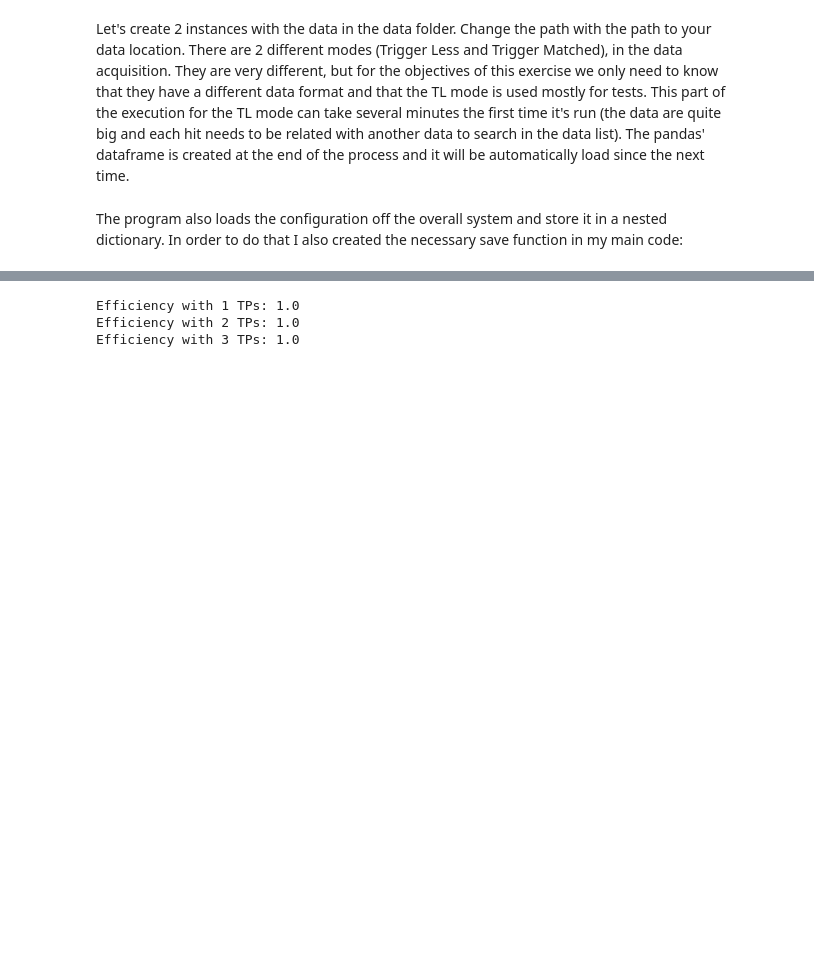
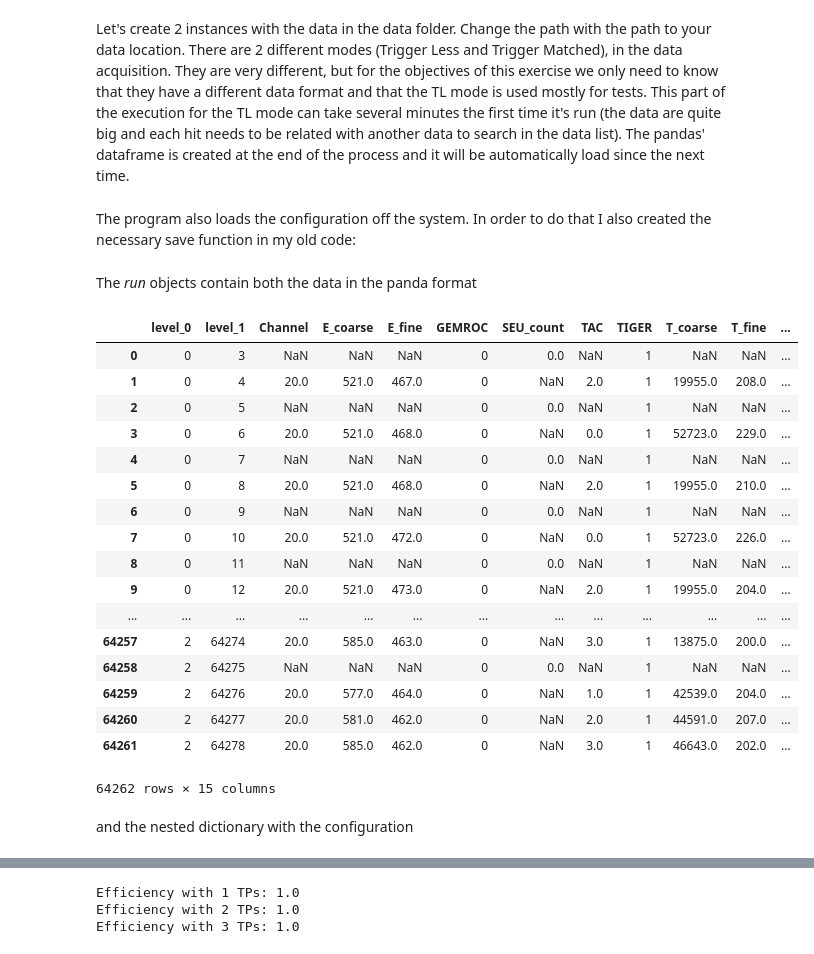
Before and after one commit to bortalberto/python_exam, a Jupyter notebook: Exam.ipynb, the cells around one changed output, grey strips where cells are left out. Drawn from its saved outputs; the diff is of its cells as text; code cells hidden in the pictures; blank space fills up the shorter version.

```diff
--- a/Exam.ipynb
+++ b/Exam.ipynb
@@ -20,5 +20,5 @@ TL_run_10 = elaboration.Run("./data/RUN_10","TL")
 # %%
 TM_run_11 = elaboration.Run("./data/RUN_11","TM")
 # %% [markdown]
-The program also loads the configuration off the overall system and store it in a nested dictionary. In order to do that I also created the necessary save function in my main code:
+The program also loads the configuration off the system. In order to do that I also created the necessary save function in my old code:
 # %%
@@ -43,3 +43,28 @@ def save_conf_registers(self,save_txt=False, save_pickle=True):
     if save_pickle:
         with open (self.conffile+".pkl",'a+') as f:
             pickle.dump(conf_dict_total,f)
+# %% [markdown]
+The *run* objects contain both the data in the panda format
+# %%
+TL_run_10.data.hit_df
+# %% [output]
+|  | level_0 | level_1 | Channel | E_coarse | E_fine | GEMROC | SEU_count | TAC | TIGER | T_coarse | T_fine | ... |
+| 0 | 0 | 3 | NaN | NaN | NaN | 0 | 0.0 | NaN | 1 | NaN | NaN | ... |
+| 1 | 0 | 4 | 20.0 | 521.0 | 467.0 | 0 | NaN | 2.0 | 1 | 19955.0 | 208.0 | ... |
+| 2 | 0 | 5 | NaN | NaN | NaN | 0 | 0.0 | NaN | 1 | NaN | NaN | ... |
+| 3 | 0 | 6 | 20.0 | 521.0 | 468.0 | 0 | NaN | 0.0 | 1 | 52723.0 | 229.0 | ... |
+| 4 | 0 | 7 | NaN | NaN | NaN | 0 | 0.0 | NaN | 1 | NaN | NaN | ... |
+| 5 | 0 | 8 | 20.0 | 521.0 | 468.0 | 0 | NaN | 2.0 | 1 | 19955.0 | 210.0 | ... |
+| 6 | 0 | 9 | NaN | NaN | NaN | 0 | 0.0 | NaN | 1 | NaN | NaN | ... |
+| 7 | 0 | 10 | 20.0 | 521.0 | 472.0 | 0 | NaN | 0.0 | 1 | 52723.0 | 226.0 | ... |
+| 8 | 0 | 11 | NaN | NaN | NaN | 0 | 0.0 | NaN | 1 | NaN | NaN | ... |
+| 9 | 0 | 12 | 20.0 | 521.0 | 473.0 | 0 | NaN | 2.0 | 1 | 19955.0 | 204.0 | ... |
+| ... | ... | ... | ... | ... | ... | ... | ... | ... | ... | ... | ... | ... |
+| 64257 | 2 | 64274 | 20.0 | 585.0 | 463.0 | 0 | NaN | 3.0 | 1 | 13875.0 | 200.0 | ... |
+| 64258 | 2 | 64275 | NaN | NaN | NaN | 0 | 0.0 | NaN | 1 | NaN | NaN | ... |
+| 64259 | 2 | 64276 | 20.0 | 577.0 | 464.0 | 0 | NaN | 1.0 | 1 | 42539.0 | 204.0 | ... |
+| 64260 | 2 | 64277 | 20.0 | 581.0 | 462.0 | 0 | NaN | 2.0 | 1 | 44591.0 | 207.0 | ... |
+| 64261 | 2 | 64278 | 20.0 | 585.0 | 462.0 | 0 | NaN | 3.0 | 1 | 46643.0 | 202.0 | ... |
+64262 rows × 15 columns
+# %% [markdown]
+and the nested dictionary with the configuration
```
Also changed, not shown: parts of 3 cells of this notebook.
